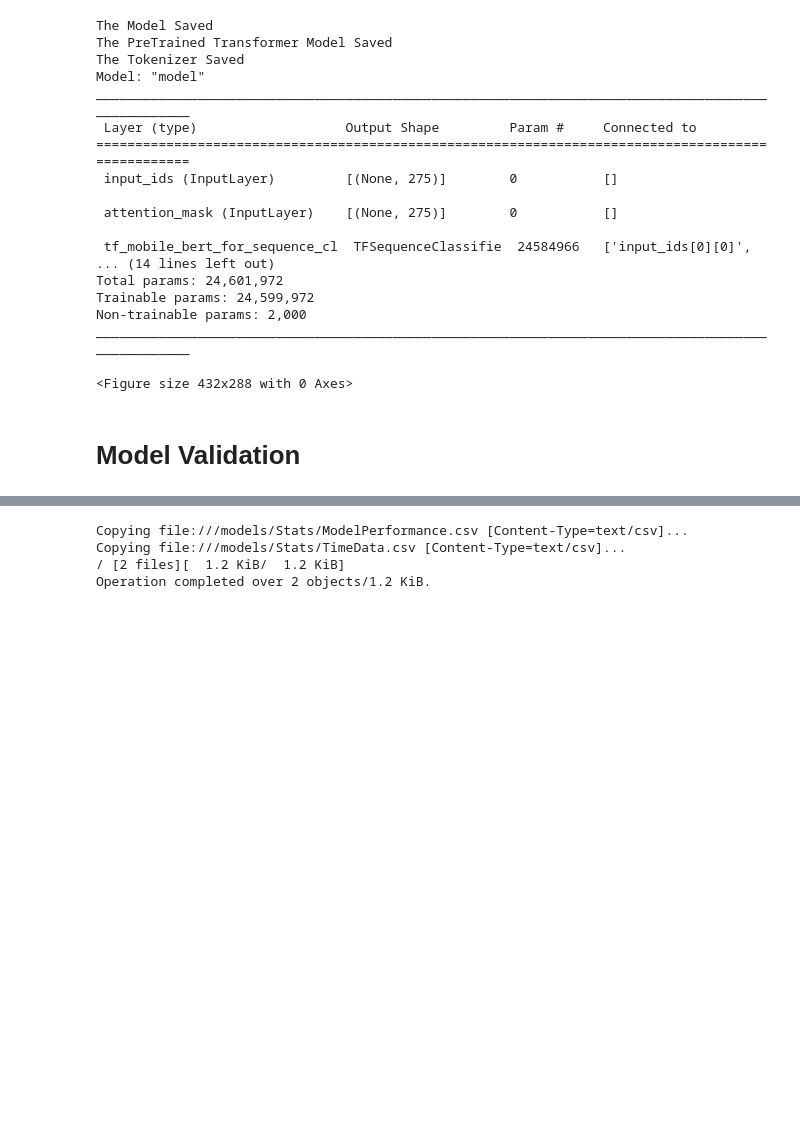
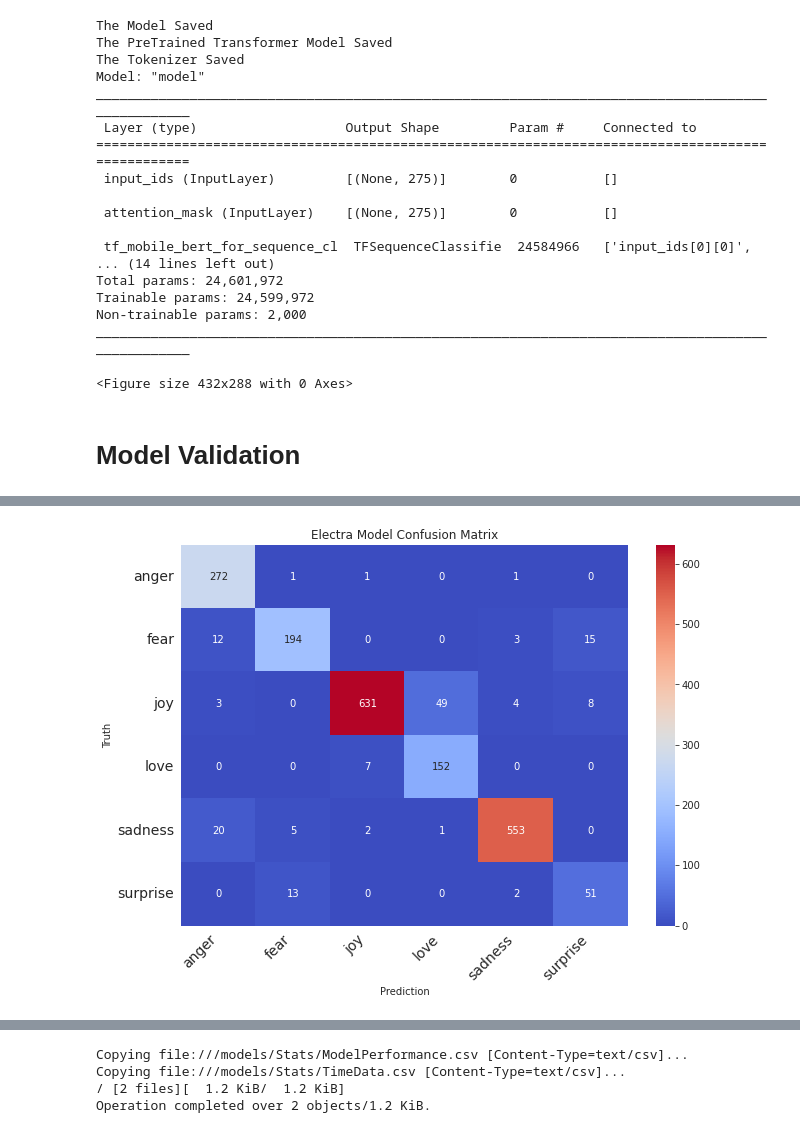
Before and after one commit to orugantiv/CSCE-585, a Jupyter notebook: Models/EmotionModels.ipynb, the cells around one changed output, grey strips where cells are left out. Saved outputs shown, nothing was run; the diff lists cells and outputs as text; code cells hidden in the pictures; blank space fills up the shorter version.

```diff
--- a/Models/EmotionModels.ipynb
+++ b/Models/EmotionModels.ipynb
@@ -792,0 +844,13 @@ timeData.to_csv('/models/Stats/TimeData.csv',index=True,index_label='Models')
+# %%
+# Electra Evalution
+timeData['Evalution(min)']['Electra'] = Electra_elapasedTime_30
+F1ModelScores = appendF1ModelScores(list(testData['Label']),
+                    Electra_predVal_30,
+                    F1ModelScores,
+                    'Electra')
+ElectraConfusionMatrix = confusion_matrix(testLabels,Electra_predVal_30)
+print_confusion_matrix(ElectraConfusionMatrix,labels,
+                       'Electra Model Confusion Matrix',
+                       '/models/Stats/ElectraConfusionMatrix.eps')
+# %% [output]
+[figure, added]
```
Also changed, not shown: parts of 40 cells of this notebook.
